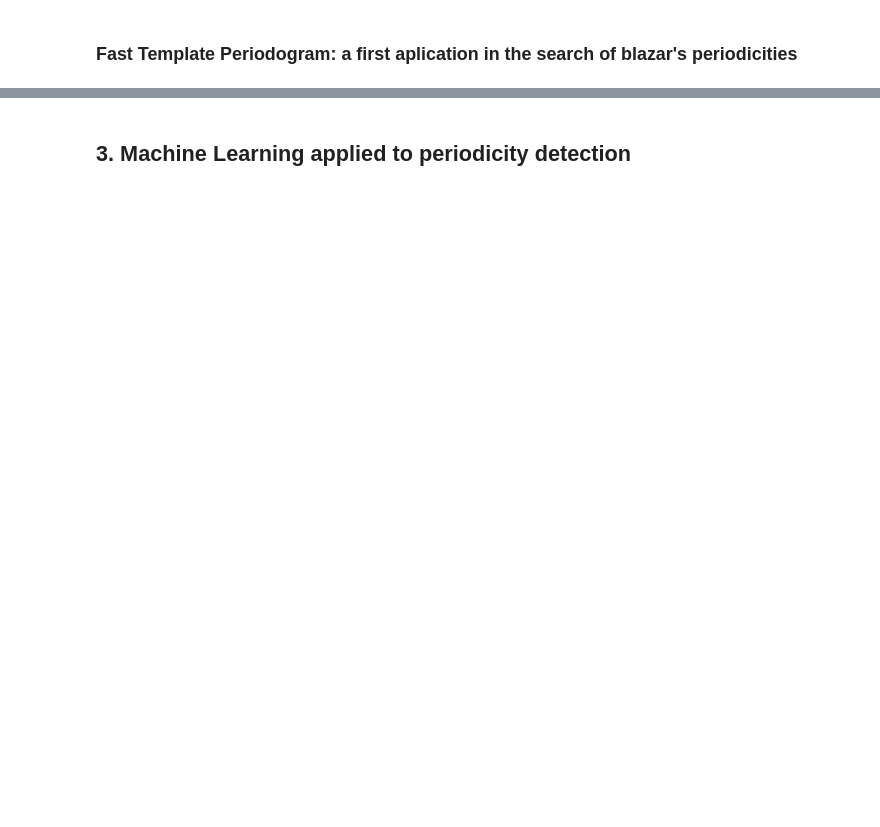
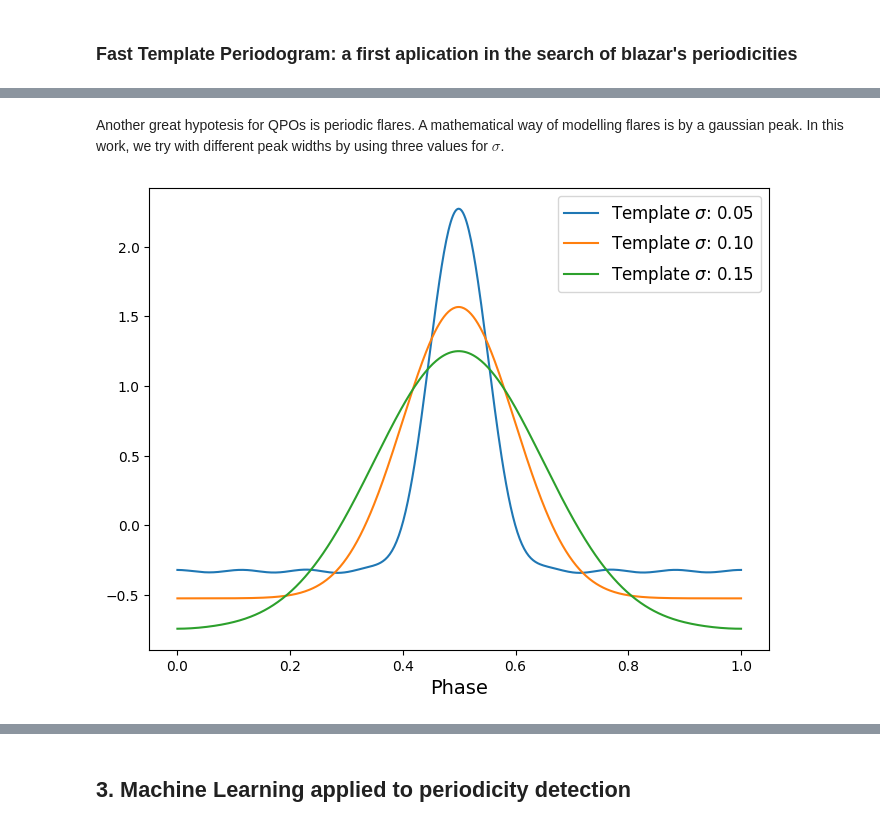
Before and after one commit to AaronAlonsoM/Search-for-SMBH-Systems, a Jupyter notebook: notebooks/Search for Supermassive Binary Black Holes Systems.ipynb, the cells around one changed output, grey strips where cells are left out. Cells and saved outputs as stored; diff of their text form; code cells hidden in the pictures; blank space fills up the shorter version.

```diff
--- a/notebooks/Search for Supermassive Binary Black Holes Systems.ipynb
+++ b/notebooks/Search for Supermassive Binary Black Holes Systems.ipynb
@@ -257,0 +123,27 @@ Full FTP PG1553 Template Period detected: 1.62 +- 0.22 yr
+# %% [markdown]
+Another great hypotesis for QPOs is periodic flares. A mathematical way of modelling flares is by a gaussian peak. In this work, we try with different peak widths by using three values for $\sigma$.
+# %%
+# Gaussian peak templates
+def gauss_template(sigma_template, x):
+            return (1 / (sigma_template * np.sqrt(2 * np.pi)))*np.exp(-(x-0.5)**2 / (2*sigma_template**2) )
+
+x = np.linspace(0, 1, 500)
+templates_gauss = []
+
+plt.figure(figsize = (8, 6))
+for i in range(3):
+    sigma_template = 0.05 + 0.05*i
+    y = (gauss_template(sigma_template, x) )
+    y = (y - np.mean(y)) / np.std(y)
+
+    nharmonics = 8
+    template_id = f'{sigma_template:.2f}'
+    template = Template.from_sampled(y, nharmonics = nharmonics, template_id = template_id)
+    templates_gauss.append(template)
+
+    plt.plot(x, template(x), label = f'Template $\sigma$: {sigma_template:.2f}')
+plt.xlabel('Phase', fontsize = 14)
+plt.legend(fontsize = 12)
+plt.show()
+# %% [output]
+[figure, added]
```
Also changed, not shown: parts of 65 cells of this notebook, 9 other files.
